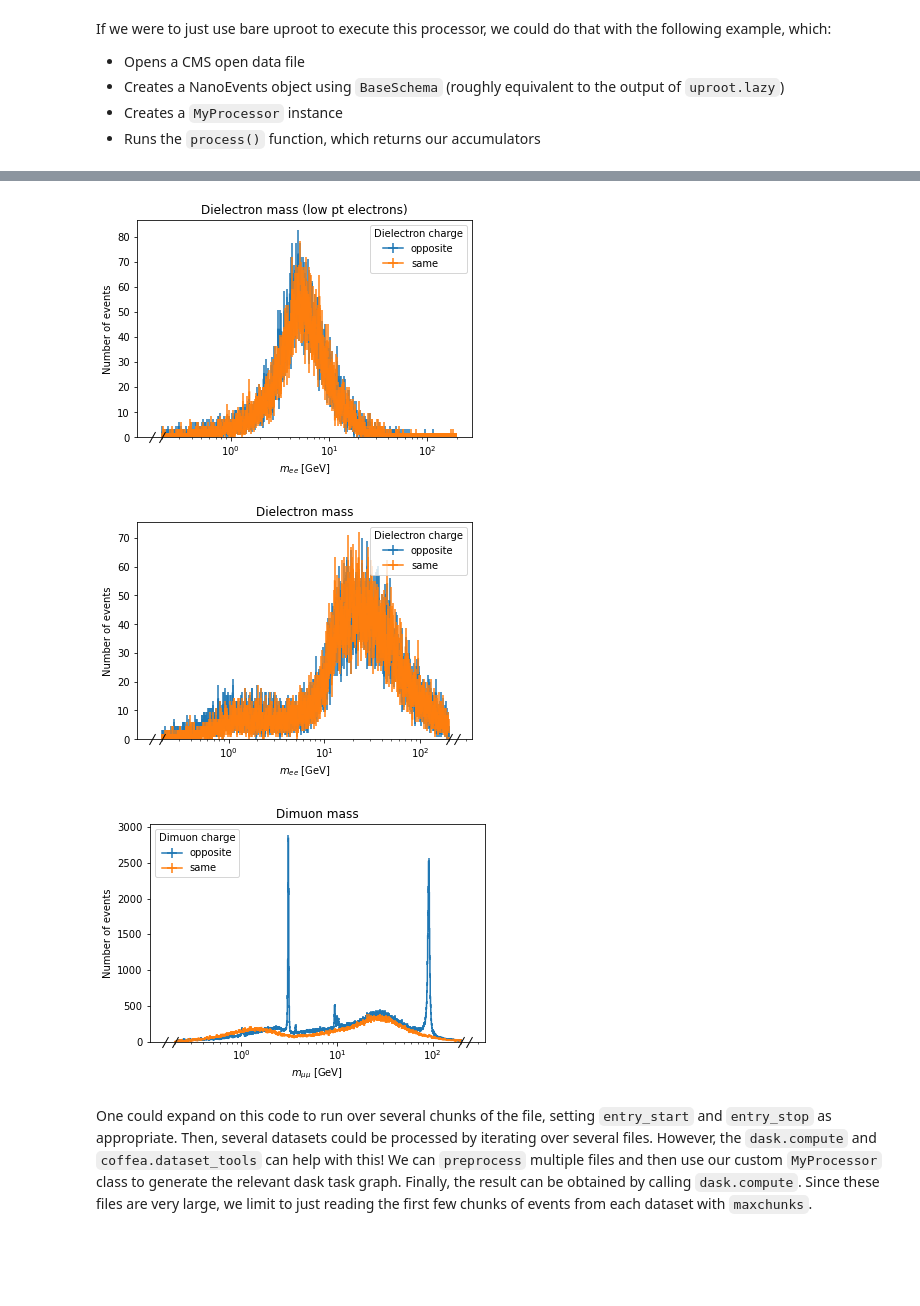
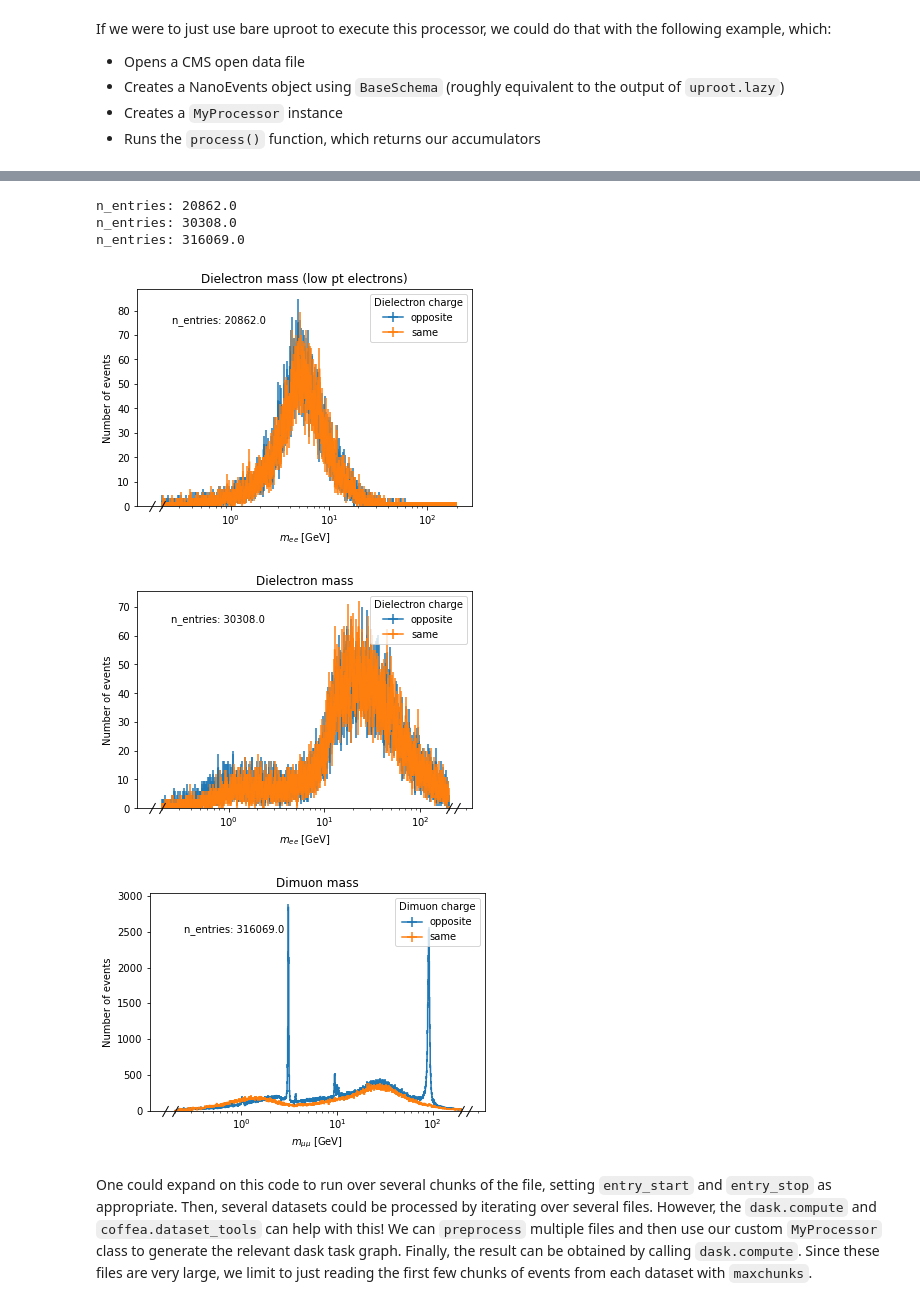
Before and after one commit to ku-cms/LeptonStudies, a Jupyter notebook: notebooks/processor_analysis_muon_data.ipynb, the cells around one changed output, grey strips where cells are left out. Drawn from its saved outputs; the diff is of its cells as text; code cells hidden in the pictures; blank space fills up the shorter version.

Commit message:
Add number of entries from sum() to plot.

```diff
--- a/notebooks/processor_analysis_muon_data.ipynb
+++ b/notebooks/processor_analysis_muon_data.ipynb
@@ -128,13 +128,15 @@ class MyProcessor(processor.ProcessorABC):
         # - Standard pT and eta cuts for low pt electrons
         # - Standard dxy cut: abs(dx) < val
         # - Displaced dz cut: abs(dz) >= val
-        pt_cut_val  = 1.0
+        pt_cut_min  = 1.0
+        pt_cut_max  = 10.0
         eta_cut_val = 2.4
         dxy_cut_val = 0.05
         dz_cut_val  = 0.5
 
         baseline_cuts = (
-            (low_pt_electrons.pt >= pt_cut_val) &
+            (low_pt_electrons.pt >= pt_cut_min) &
+            (low_pt_electrons.pt < pt_cut_max) &
             (np.abs(low_pt_electrons.eta) < eta_cut_val) &
             (np.abs(low_pt_electrons.dxy) < dxy_cut_val) &
             (np.abs(low_pt_electrons.dz) >= dz_cut_val)
@@ -184,7 +186,7 @@ class MyProcessor(processor.ProcessorABC):
         return {
             dataset: {
                 "n_events": ak.num(events, axis=0),
-                "dilowptelectron_mass": h_dilowptelectron_mass,
+                "dilowptelectron_mass": h_dilowptelectron_mass,i
                 "dielectron_mass": h_dielectron_mass,
                 "dimuon_mass": h_dimuon_mass
             }
@@ -270,41 +263,56 @@ ax.set_title("Dielectron mass (low pt electrons)")
 ax.set_ylabel("Number of events")
 # ax.set_yscale("log")
 ax.set_xscale("log")
-ax.legend(title="Dielectron charge")
+ax.legend(title="Dielectron charge", loc='upper right')
+n_entries = computed_1["Muon_Data"]["dilowptelectron_mass"].sum()
+print("n_entries: {0}".format(n_entries))
+entries_text = "n_entries: {0}".format(n_entries)
+ax.text(0.25, 75, entries_text)
 
 # save plot to png and pdf files
 plot_name = "dilowptelectron_mass_one_file"
 savePlot(plot_dir, plot_name)
 
 # create plot
 fig, ax = plt.subplots()
 computed_1["Muon_Data"]["dielectron_mass"].plot1d(ax=ax)
 ax.set_title("Dielectron mass")
 ax.set_ylabel("Number of events")
 # ax.set_yscale("log")
 ax.set_xscale("log")
-ax.legend(title="Dielectron charge")
+ax.legend(title="Dielectron charge", loc='upper right')
+n_entries = computed_1["Muon_Data"]["dielectron_mass"].sum()
+print("n_entries: {0}".format(n_entries))
+entries_text = "n_entries: {0}".format(n_entries)
+ax.text(0.25, 65, entries_text)
 
 # save plot to png and pdf files
 plot_name = "dielectron_mass_one_file"
 savePlot(plot_dir, plot_name)
 
 # create plot
 fig, ax = plt.subplots()
 computed_1["Muon_Data"]["dimuon_mass"].plot1d(ax=ax)
 ax.set_title("Dimuon mass")
 ax.set_ylabel("Number of events")
 # ax.set_yscale("log")
 ax.set_xscale("log")
-ax.legend(title="Dimuon charge")
+ax.legend(title="Dimuon charge", loc='upper right')
+n_entries = computed_1["Muon_Data"]["dimuon_mass"].sum()
+print("n_entries: {0}".format(n_entries))
+entries_text = "n_entries: {0}".format(n_entries)
+ax.text(0.25, 2500, entries_text)
 
 # save plot to png and pdf files
 plot_name = "dimuon_mass_one_file"
 savePlot(plot_dir, plot_name)
 # %% [output]
+n_entries: 20862.0
+n_entries: 30308.0
+n_entries: 316069.0
-[figure, old version]
+[figure, new version]
-[figure, old version]
+[figure, new version]
-[figure, old version]
+[figure, new version]
 # %% [markdown]
 One could expand on this code to run over several chunks of the file, setting `entry_start` and `entry_stop` as appropriate. Then, several datasets could be processed by iterating over several files. However, the `dask.compute` and `coffea.dataset_tools` can help with this! We can `preprocess` multiple files and then use our custom `MyProcessor` class to generate the relevant dask task graph. Finally, the result can be obtained by calling `dask.compute`. Since these files are very large, we limit to just reading the first few chunks of events from each dataset with `maxchunks`.
 # %%
```
Also changed, not shown: parts of 2 cells of this notebook, 1 other file.
